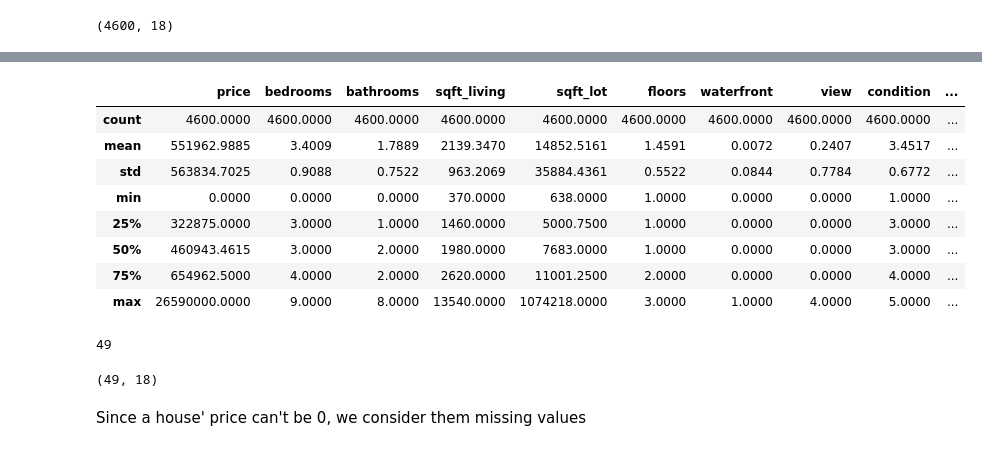
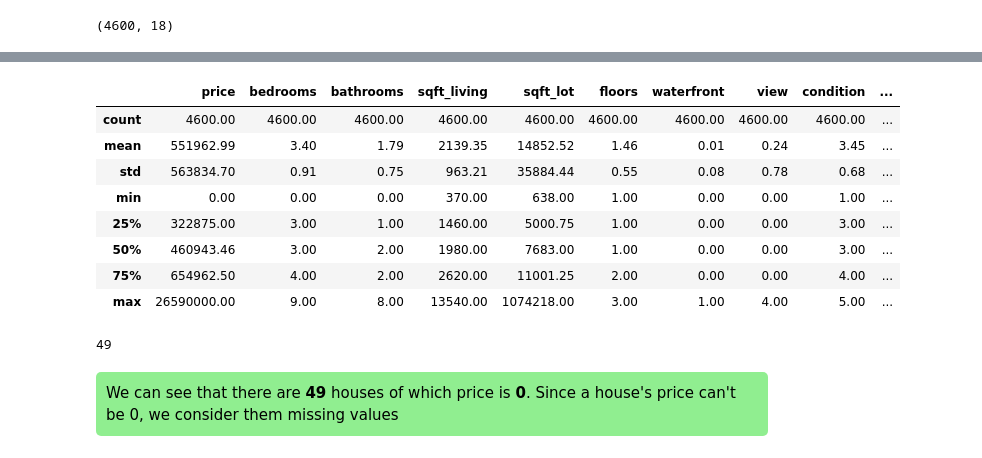
Before and after one commit to hikmatullah-mohammadi/house-price-prediction, a Jupyter notebook: house-price-prediction.ipynb, the cells around one changed output, grey strips where cells are left out. Drawn from its saved outputs; the diff is of its cells as text; code cells hidden in the pictures.

```diff
--- a/house-price-prediction.ipynb
+++ b/house-price-prediction.ipynb
@@ -17,5 +47,5 @@ import seaborn as sns
 # %%
-# input the dataset
-df = pd.read_csv('../input/housedata/data.csv')
+# import the dataset
+df = pd.read_csv('/kaggle/input/housedata/data.csv')
 # %%
 h_df = df.copy()
@@ -88,28 +101,26 @@ dtype: object
 # %%
 # some statistical values to see how data are distributed (numerical features)
-pd.set_option('display.float_format', lambda x: format(x, '.4f'))
+pd.set_option('display.float_format', lambda x: format(x, '.2f'))
 h_df.describe()
 # %% [output]
 |  | price | bedrooms | bathrooms | sqft_living | sqft_lot | floors | waterfront | view | condition | ... |
-| count | 4600.0000 | 4600.0000 | 4600.0000 | 4600.0000 | 4600.0000 | 4600.0000 | 4600.0000 | 4600.0000 | 4600.0000 | ... |
-| mean | 551962.9885 | 3.4009 | 1.7889 | 2139.3470 | 14852.5161 | 1.4591 | 0.0072 | 0.2407 | 3.4517 | ... |
-| std | 563834.7025 | 0.9088 | 0.7522 | 963.2069 | 35884.4361 | 0.5522 | 0.0844 | 0.7784 | 0.6772 | ... |
-| min | 0.0000 | 0.0000 | 0.0000 | 370.0000 | 638.0000 | 1.0000 | 0.0000 | 0.0000 | 1.0000 | ... |
-| 25% | 322875.0000 | 3.0000 | 1.0000 | 1460.0000 | 5000.7500 | 1.0000 | 0.0000 | 0.0000 | 3.0000 | ... |
-| 50% | 460943.4615 | 3.0000 | 2.0000 | 1980.0000 | 7683.0000 | 1.0000 | 0.0000 | 0.0000 | 3.0000 | ... |
-| 75% | 654962.5000 | 4.0000 | 2.0000 | 2620.0000 | 11001.2500 | 2.0000 | 0.0000 | 0.0000 | 4.0000 | ... |
-| max | 26590000.0000 | 9.0000 | 8.0000 | 13540.0000 | 1074218.0000 | 3.0000 | 1.0000 | 4.0000 | 5.0000 | ... |
+| count | 4600.00 | 4600.00 | 4600.00 | 4600.00 | 4600.00 | 4600.00 | 4600.00 | 4600.00 | 4600.00 | ... |
+| mean | 551962.99 | 3.40 | 1.79 | 2139.35 | 14852.52 | 1.46 | 0.01 | 0.24 | 3.45 | ... |
+| std | 563834.70 | 0.91 | 0.75 | 963.21 | 35884.44 | 0.55 | 0.08 | 0.78 | 0.68 | ... |
+| min | 0.00 | 0.00 | 0.00 | 370.00 | 638.00 | 1.00 | 0.00 | 0.00 | 1.00 | ... |
+| 25% | 322875.00 | 3.00 | 1.00 | 1460.00 | 5000.75 | 1.00 | 0.00 | 0.00 | 3.00 | ... |
+| 50% | 460943.46 | 3.00 | 2.00 | 1980.00 | 7683.00 | 1.00 | 0.00 | 0.00 | 3.00 | ... |
+| 75% | 654962.50 | 4.00 | 2.00 | 2620.00 | 11001.25 | 2.00 | 0.00 | 0.00 | 4.00 | ... |
+| max | 26590000.00 | 9.00 | 8.00 | 13540.00 | 1074218.00 | 3.00 | 1.00 | 4.00 | 5.00 | ... |
 # %%
 # observe the number of rows where the price is 0
 (h_df['price']==0).sum(0)
 # %% [output]
 49
-# %%
-h_df[h_df['price']==0].shape
-# %% [output]
-(49, 18)
-# %% [markdown]
-Since a house' price can't be 0, we consider them missing values
+# %% [markdown]
+<div style='padding:10px; background:lightgreen;border-radius:5px'>
+    We can see that there are <b>49</b> houses of which price is <b>0</b>. Since a house's price can't be 0, we consider them missing values
+    </div>
 # %%
 # replace 0s with NaN
 h_df['price'].replace(0, np.nan, inplace=True)
```
Also changed, not shown: parts of 99 cells of this notebook.
